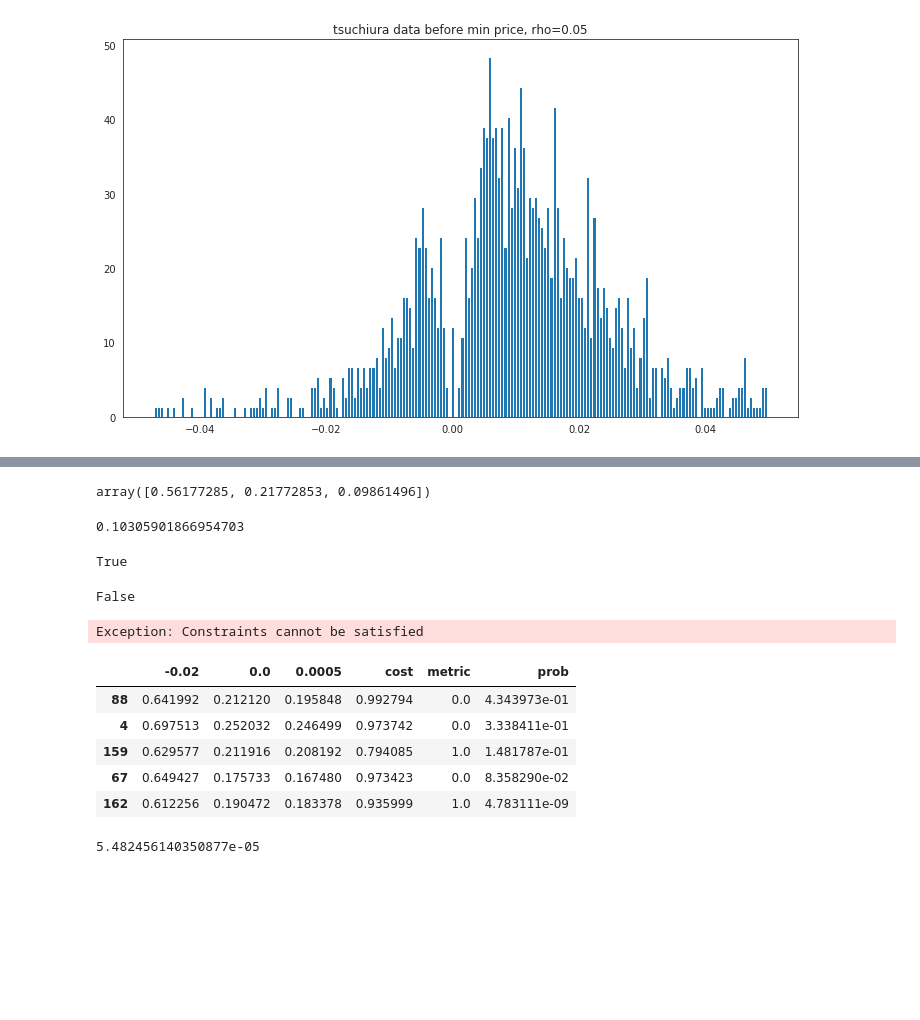
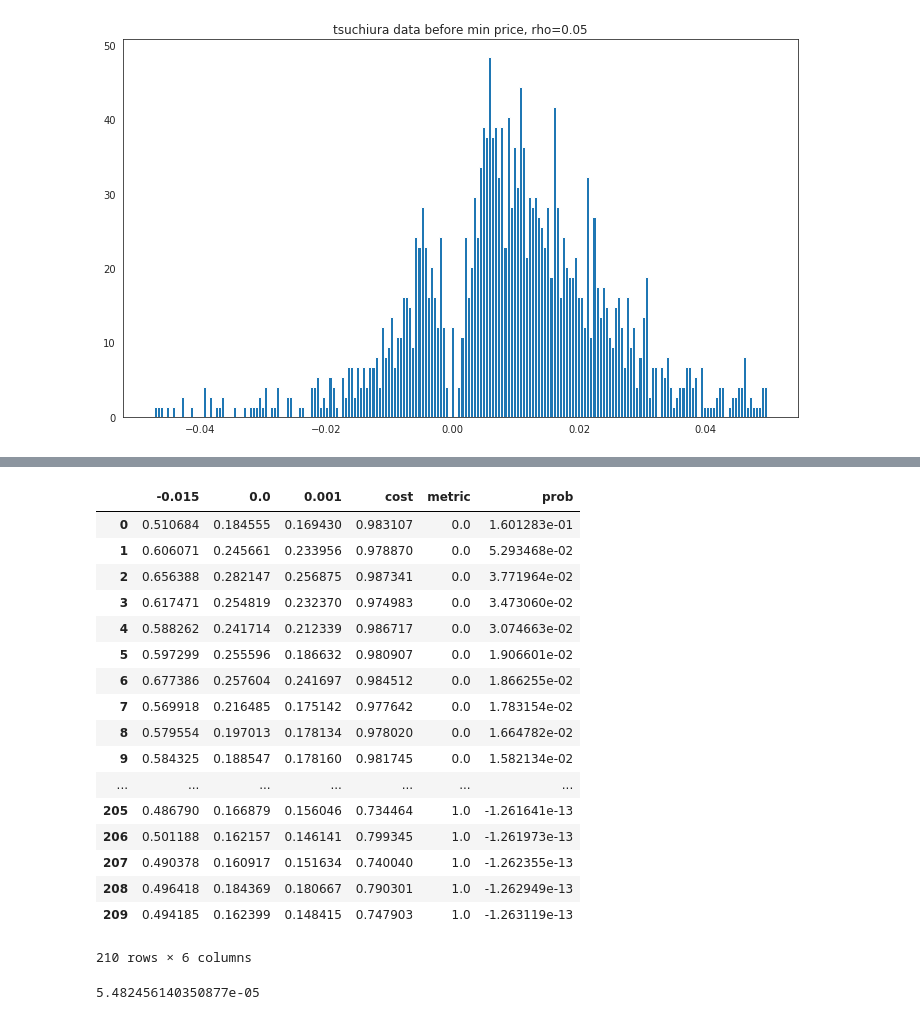
Before and after one commit to sylvaingchassang/missing_bids, a Jupyter notebook: notebooks/example_tsuchiura.ipynb, the cells around one changed output, grey strips where cells are left out. Drawn from its saved outputs; the diff is of its cells as text; code cells hidden in the pictures; blank space fills up the shorter version.

Commit message:
sorted argmin

```diff
--- a/notebooks/example_tsuchiura.ipynb
+++ b/notebooks/example_tsuchiura.ipynb
@@ -65,5 +71,5 @@ Next, we use `analytics` to compute the minimum number of non-competitive histor
 # %%
 deviations = [-.015, .0, .001]
-demands = [tsuchiura_data.get_counterfactual_demand(rho) for rho in deviations]
+demands = [tsuchiura_before_min_price.get_counterfactual_demand(rho) for rho in deviations]
 print(demands)
 # %% [output]
@@ -71,17 +77,17 @@ print(demands)
 # %%
-constraints = [environments.MarkupConstraint(max_markup=.5),
+constraints = [environments.MarkupConstraint(max_markup=.5, min_markup=.01),
                environments.InformationConstraint(k=.5, sample_demands=demands)]
-filter_ties = auction_data.FilterTies(tolerance=.0005)
+filter_ties = auction_data.FilterTies(tolerance=.0001)
 # %%
 min_collusion_solver = analytics.MinCollusionIterativeSolver(
-    data=tsuchiura_data,
+    data=tsuchiura_before_min_price,
     deviations=deviations,
-    tolerance=2 * 1./tsuchiura_data.df_bids.shape[0],
+    tolerance=4./tsuchiura_before_min_price.df_bids.shape[0],
     metric=analytics.IsNonCompetitive,
     plausibility_constraints=constraints,
     num_points=1000.0,
     seed=0,
     project=True,
     filter_ties=filter_ties,
-    number_iterations=1
+    number_iterations=50
 )
@@ -132,35 +106,24 @@ min_collusion_solver = analytics.MinCollusionIterativeSolver(
-# %%
-min_collusion_solver.demands
-# %% [output]
-array([0.56177285, 0.21772853, 0.09861496])
-# %%
-np.log(.217/(1-.217)) - np.log(.2/.8)
-# %% [output]
-0.10305901866954703
-# %%
-check_ic(-.01, .5617, .217, .99)
-# %% [output]
-True
-# %%
-check_ic(.001, .20, .217, .99)
-# %% [output]
-False
-# %%
-result = min_collusion_solver.result
-# %% [output]
-Exception: Constraints cannot be satisfied
 # %%
-result.solution
+result.argmin
+# %% [output]
+|  | -0.015 | 0.0 | 0.001 | cost | metric | prob |
+| 0 | 0.510684 | 0.184555 | 0.169430 | 0.983107 | 0.0 | 1.601283e-01 |
+| 1 | 0.606071 | 0.245661 | 0.233956 | 0.978870 | 0.0 | 5.293468e-02 |
+| 2 | 0.656388 | 0.282147 | 0.256875 | 0.987341 | 0.0 | 3.771964e-02 |
+| 3 | 0.617471 | 0.254819 | 0.232370 | 0.974983 | 0.0 | 3.473060e-02 |
+| 4 | 0.588262 | 0.241714 | 0.212339 | 0.986717 | 0.0 | 3.074663e-02 |
+| 5 | 0.597299 | 0.255596 | 0.186632 | 0.980907 | 0.0 | 1.906601e-02 |
+| 6 | 0.677386 | 0.257604 | 0.241697 | 0.984512 | 0.0 | 1.866255e-02 |
+| 7 | 0.569918 | 0.216485 | 0.175142 | 0.977642 | 0.0 | 1.783154e-02 |
+| 8 | 0.579554 | 0.197013 | 0.178134 | 0.978020 | 0.0 | 1.664782e-02 |
+| 9 | 0.584325 | 0.188547 | 0.178160 | 0.981745 | 0.0 | 1.582134e-02 |
+| ... | ... | ... | ... | ... | ... | ... |
+| 205 | 0.486790 | 0.166879 | 0.156046 | 0.734464 | 1.0 | -1.261641e-13 |
+| 206 | 0.501188 | 0.162157 | 0.146141 | 0.799345 | 1.0 | -1.261973e-13 |
+| 207 | 0.490378 | 0.160917 | 0.151634 | 0.740040 | 1.0 | -1.262355e-13 |
+| 208 | 0.496418 | 0.184369 | 0.180667 | 0.790301 | 1.0 | -1.262949e-13 |
+| 209 | 0.494185 | 0.162399 | 0.148415 | 0.747903 | 1.0 | -1.263119e-13 |
+210 rows × 6 columns
-# %%
-arg = result.argmin.sort_values('prob', ascending=False)
-arg.head()
-# %% [output]
-|  | -0.02 | 0.0 | 0.0005 | cost | metric | prob |
-| 88 | 0.641992 | 0.212120 | 0.195848 | 0.992794 | 0.0 | 4.343973e-01 |
-| 4 | 0.697513 | 0.252032 | 0.246499 | 0.973742 | 0.0 | 3.338411e-01 |
-| 159 | 0.629577 | 0.211916 | 0.208192 | 0.794085 | 1.0 | 1.481787e-01 |
-| 67 | 0.649427 | 0.175733 | 0.167480 | 0.973423 | 0.0 | 8.358290e-02 |
-| 162 | 0.612256 | 0.190472 | 0.183378 | 0.935999 | 1.0 | 4.783111e-09 |
 # %%
 min_collusion_solver.problem._tolerance
 # %% [output]
```
Also changed, not shown: parts of 15 cells of this notebook, 2 other files.
